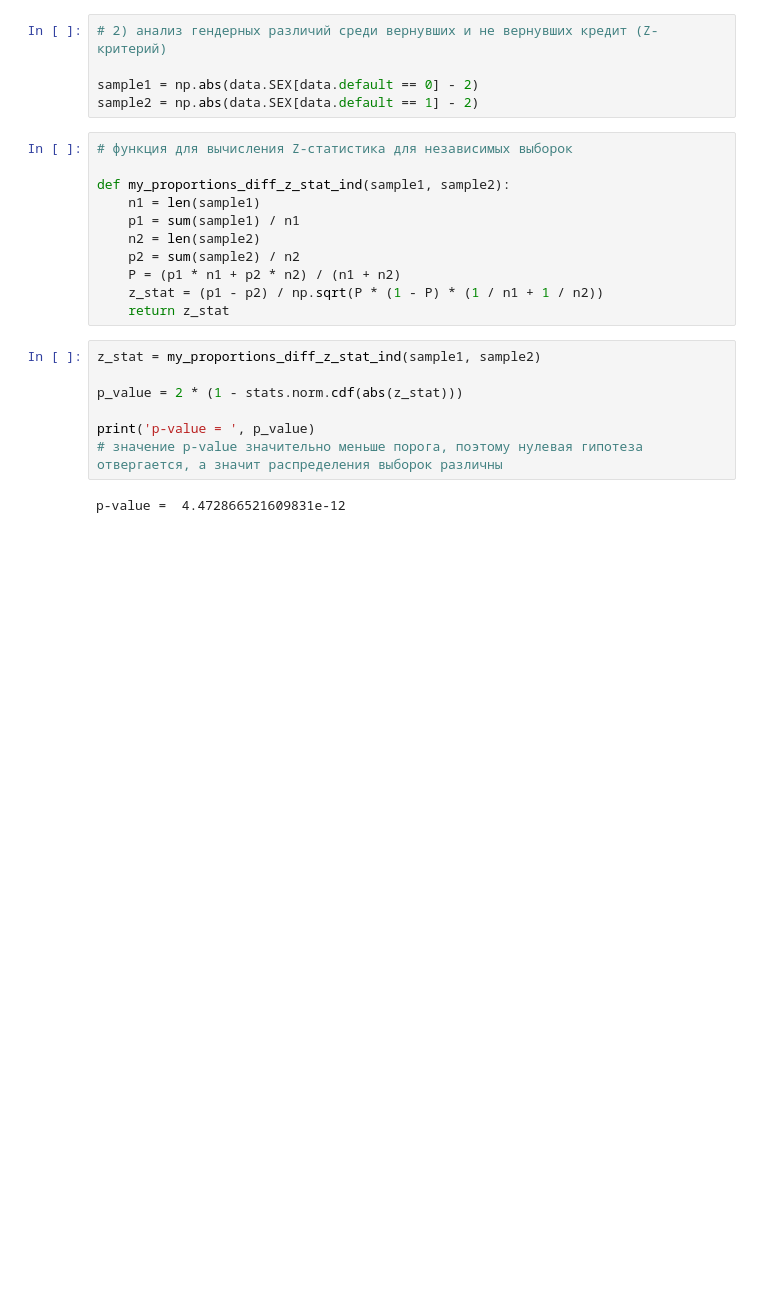
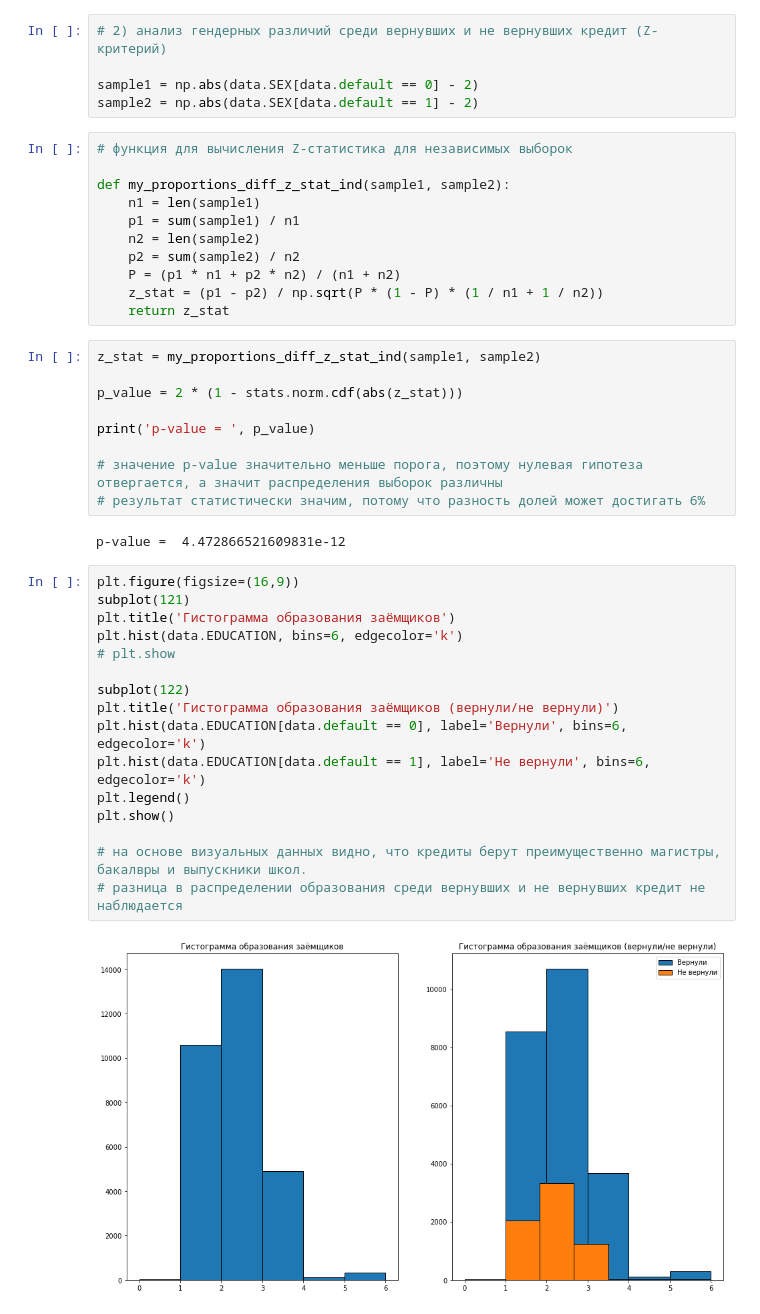
Before and after one commit to RBVV23/Coursera, a Jupyter notebook: Построение выводов по данным/Week_4/Task_1/task_1.ipynb, the cells around one changed output. Saved outputs shown, nothing was run; the diff lists cells and outputs as text; blank space fills up the shorter version.

```diff
--- a/Построение выводов по данным/Week_4/Task_1/task_1.ipynb
+++ b/Построение выводов по данным/Week_4/Task_1/task_1.ipynb
@@ -188,6 +188,26 @@ z_stat = my_proportions_diff_z_stat_ind(sample1, sample2)
 p_value = 2 * (1 - stats.norm.cdf(abs(z_stat)))
 
 print('p-value = ', p_value)
+
 # значение p-value значительно меньше порога, поэтому нулевая гипотеза отвергается, а значит распределения выборок различны
+# результат статистически значим, потому что разность долей может достигать 6%
 # %% [output]
 p-value =  4.472866521609831e-12
+# %%
+plt.figure(figsize=(16,9))
+subplot(121)
+plt.title('Гистограмма образования заёмщиков')
+plt.hist(data.EDUCATION, bins=6, edgecolor='k')
+# plt.show
+
+subplot(122)
+plt.title('Гистограмма образования заёмщиков (вернули/не вернули)')
+plt.hist(data.EDUCATION[data.default == 0], label='Вернули', bins=6, edgecolor='k')
+plt.hist(data.EDUCATION[data.default == 1], label='Не вернули', bins=6,  edgecolor='k')
+plt.legend()
+plt.show()
+
+# на основе визуальных данных видно, что кредиты берут преимущественно магистры, бакалвры и выпускники школ.
+# разница в распределении образования среди вернувших и не вернувших кредит не наблюдается
+# %% [output]
+[figure, added]
```
Also changed, not shown: parts of 3 cells of this notebook.
